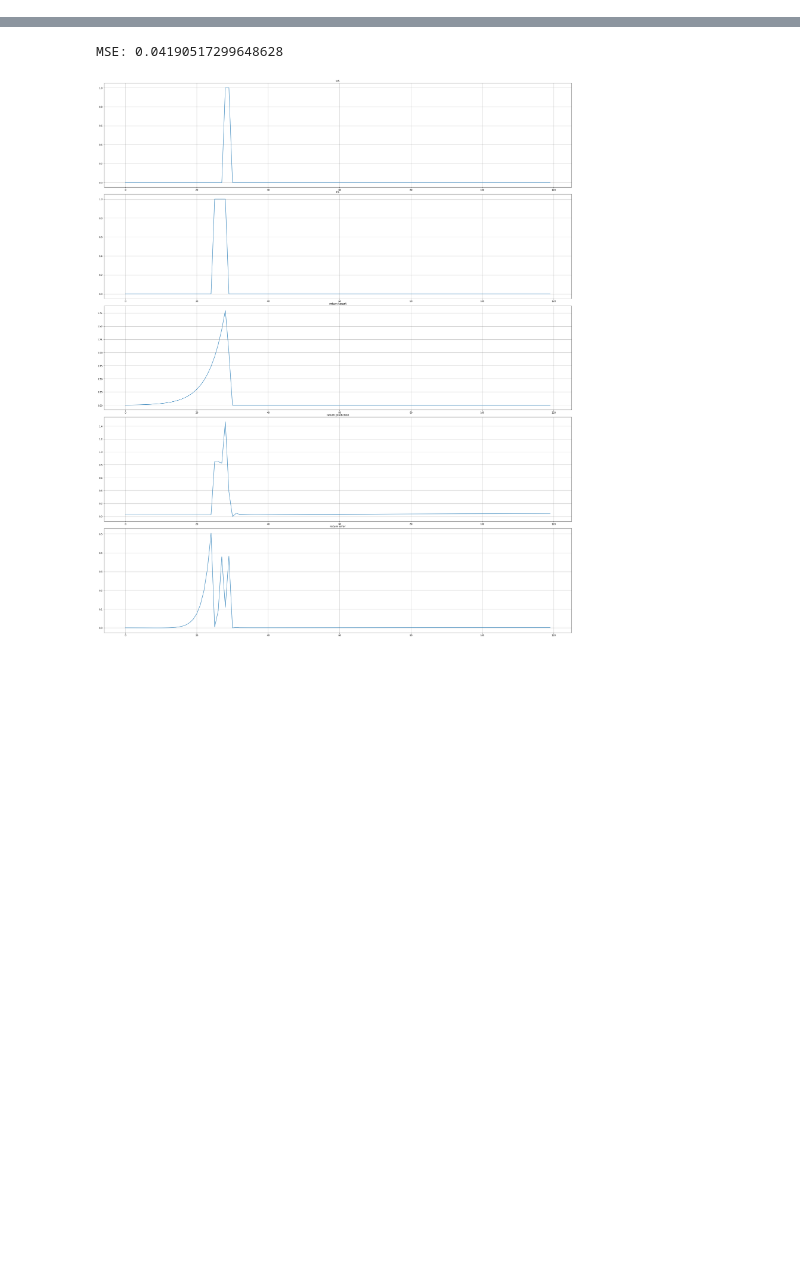
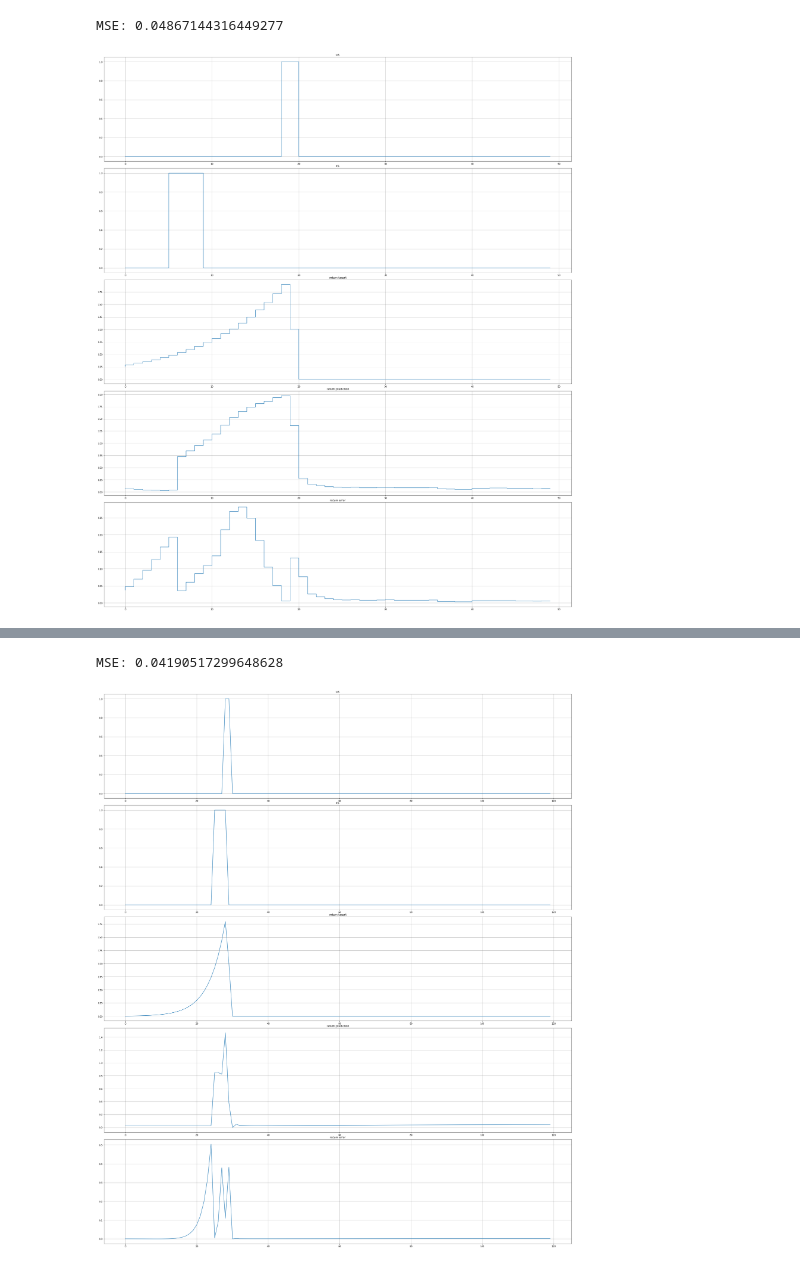
Before and after one commit to haseebs/animal-state-learning, a Jupyter notebook: notebooks/lstm.ipynb, the cells around one changed output, grey strips where cells are left out. Cells and saved outputs as stored; diff of their text form; code cells hidden in the pictures; blank space fills up the shorter version.

```diff
--- a/notebooks/lstm.ipynb
+++ b/notebooks/lstm.ipynb
@@ -422,0 +435,6 @@ TD Error at t:11000 = 0.00010876921442104504
+# %%
+errors = compute_return_error(obsall[:,0], np.roll(predall,1), cfg['GAMMA'])
+plot_last_n(obsall, np.roll(predall,1), errors, n=50)
+# %% [output]
+MSE: 0.04867144316449277
+[figure, added]
```
Also changed, not shown: parts of 9 cells of this notebook.
